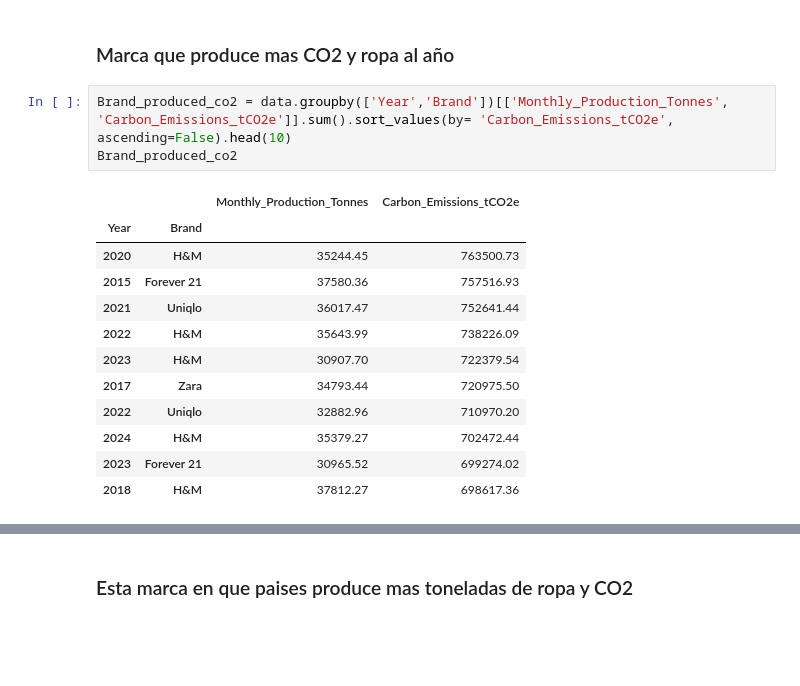
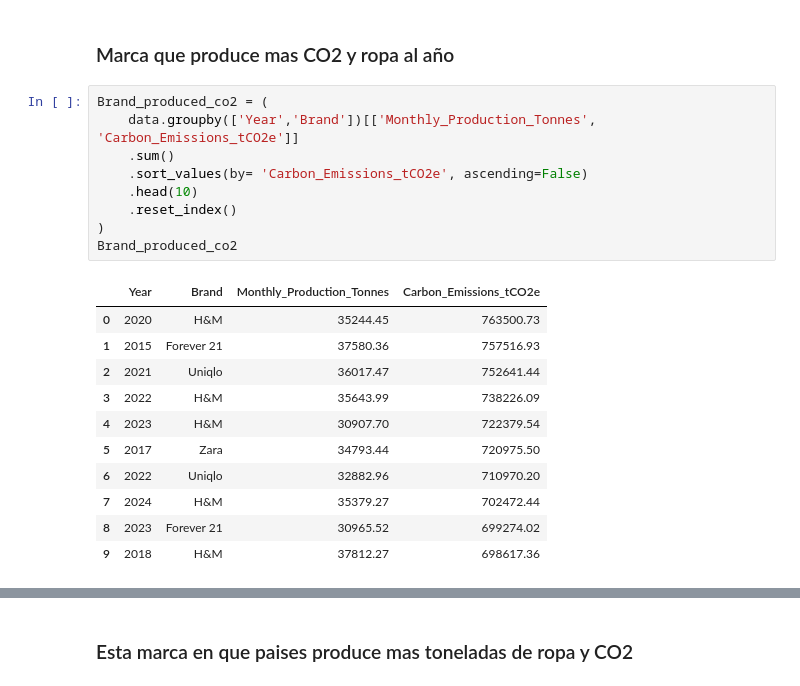
Before and after one commit to AlejandroSegura24/fast-fashion-analysis, a Jupyter notebook: notebooks/exploracion_fast_fashion.ipynb, the cells around one changed output, grey strips where cells are left out. Cells and saved outputs as stored; diff of their text form; blank space fills up the shorter version.

```diff
--- a/notebooks/exploracion_fast_fashion.ipynb
+++ b/notebooks/exploracion_fast_fashion.ipynb
@@ -274,21 +264,26 @@ axs[1].tick_params(axis='x', rotation=45)
 # %% [markdown]
 ### Marca que produce mas CO2 y ropa al año
 # %%
-Brand_produced_co2 = data.groupby(['Year','Brand'])[['Monthly_Production_Tonnes', 'Carbon_Emissions_tCO2e']].sum().sort_values(by= 'Carbon_Emissions_tCO2e', ascending=False).head(10)
+Brand_produced_co2 = (
+    data.groupby(['Year','Brand'])[['Monthly_Production_Tonnes', 'Carbon_Emissions_tCO2e']]
+    .sum()
+    .sort_values(by= 'Carbon_Emissions_tCO2e', ascending=False)
+    .head(10)
+    .reset_index()
+)
 Brand_produced_co2
 # %% [output]
-|  |  | Monthly_Production_Tonnes | Carbon_Emissions_tCO2e |
-| Year | Brand |  |  |
-| 2020 | H&M | 35244.45 | 763500.73 |
-| 2015 | Forever 21 | 37580.36 | 757516.93 |
-| 2021 | Uniqlo | 36017.47 | 752641.44 |
-| 2022 | H&M | 35643.99 | 738226.09 |
-| 2023 | H&M | 30907.70 | 722379.54 |
-| 2017 | Zara | 34793.44 | 720975.50 |
-| 2022 | Uniqlo | 32882.96 | 710970.20 |
-| 2024 | H&M | 35379.27 | 702472.44 |
-| 2023 | Forever 21 | 30965.52 | 699274.02 |
-| 2018 | H&M | 37812.27 | 698617.36 |
+|  | Year | Brand | Monthly_Production_Tonnes | Carbon_Emissions_tCO2e |
+| 0 | 2020 | H&M | 35244.45 | 763500.73 |
+| 1 | 2015 | Forever 21 | 37580.36 | 757516.93 |
+| 2 | 2021 | Uniqlo | 36017.47 | 752641.44 |
+| 3 | 2022 | H&M | 35643.99 | 738226.09 |
+| 4 | 2023 | H&M | 30907.70 | 722379.54 |
+| 5 | 2017 | Zara | 34793.44 | 720975.50 |
+| 6 | 2022 | Uniqlo | 32882.96 | 710970.20 |
+| 7 | 2024 | H&M | 35379.27 | 702472.44 |
+| 8 | 2023 | Forever 21 | 30965.52 | 699274.02 |
+| 9 | 2018 | H&M | 37812.27 | 698617.36 |
 # %%
 fig,axs = plt.subplots(1,2, figsize=(10, 4))
 
```
Also changed, not shown: parts of 12 cells of this notebook.
